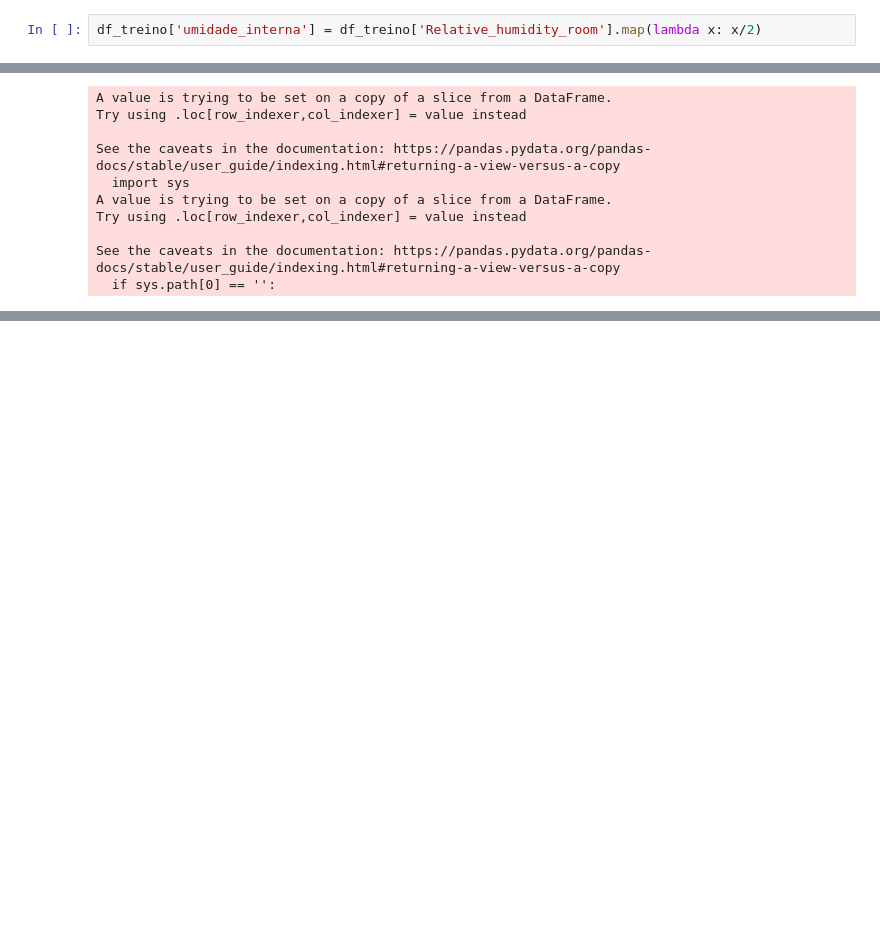
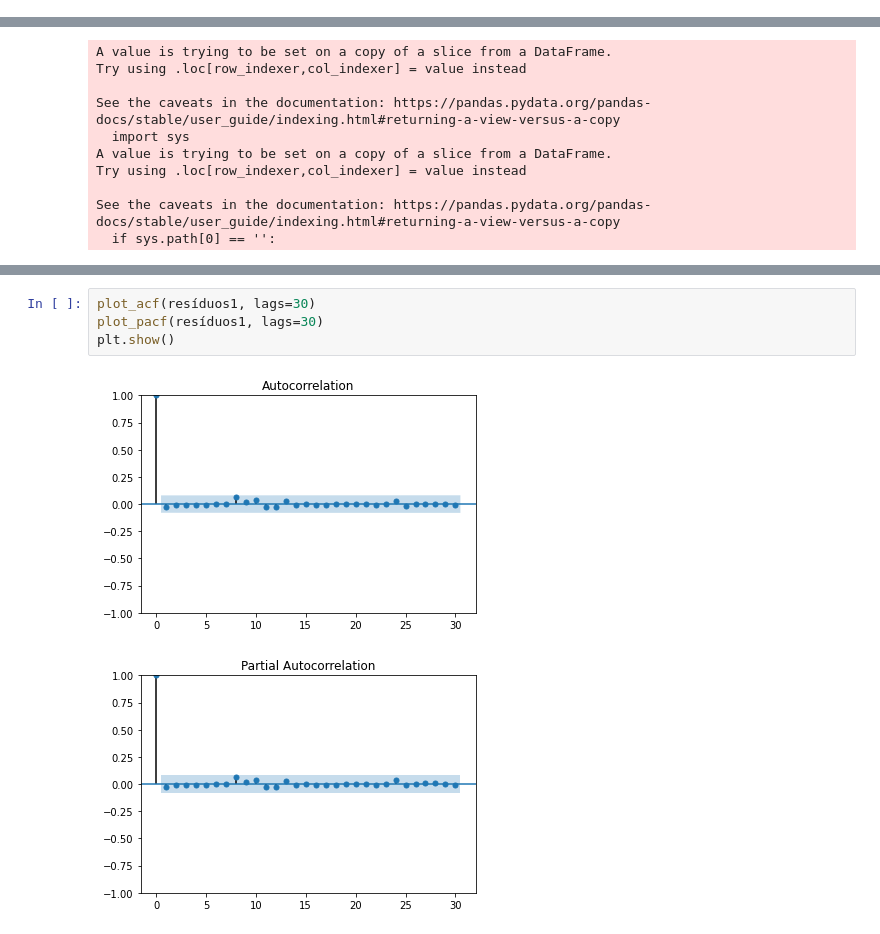
Before and after one commit to HedersonSantos/SmartHome, a Jupyter notebook: seriesTemporais_sarimax_2.ipynb, the cells around one changed output, grey strips where cells are left out. Drawn from its saved outputs; the diff is of its cells as text; blank space fills up the shorter version.

```diff
--- a/seriesTemporais_sarimax_2.ipynb
+++ b/seriesTemporais_sarimax_2.ipynb
@@ -156,5 +156,3 @@ df_treino.head(5)
 | 2012-03-14 02:00:00 | 226.18150 | 43.164000 | 13.423475 | 57.386000 | 18.035150 |
 | 2012-03-14 03:00:00 | 219.42150 | 42.998000 | 13.346675 | 56.443300 | 17.412825 |
 | 2012-03-14 04:00:00 | 214.63725 | 42.787325 | 13.179850 | 56.068675 | 16.817650 |
-# %%
-df_treino['umidade_interna'] = df_treino['Relative_humidity_room'].map(lambda x: x/2)
@@ -332,0 +262,7 @@ plotaSeries(None, dfTeste['Indoor_temperature_room'], dfTeste['SARIMAX'])
+# %%
+plot_acf(resíduos1, lags=30)
+plot_pacf(resíduos1, lags=30)
+plt.show()
+# %% [output]
+[figure, added]
+[figure, added]
```
Also changed, not shown: parts of 17 cells of this notebook.
